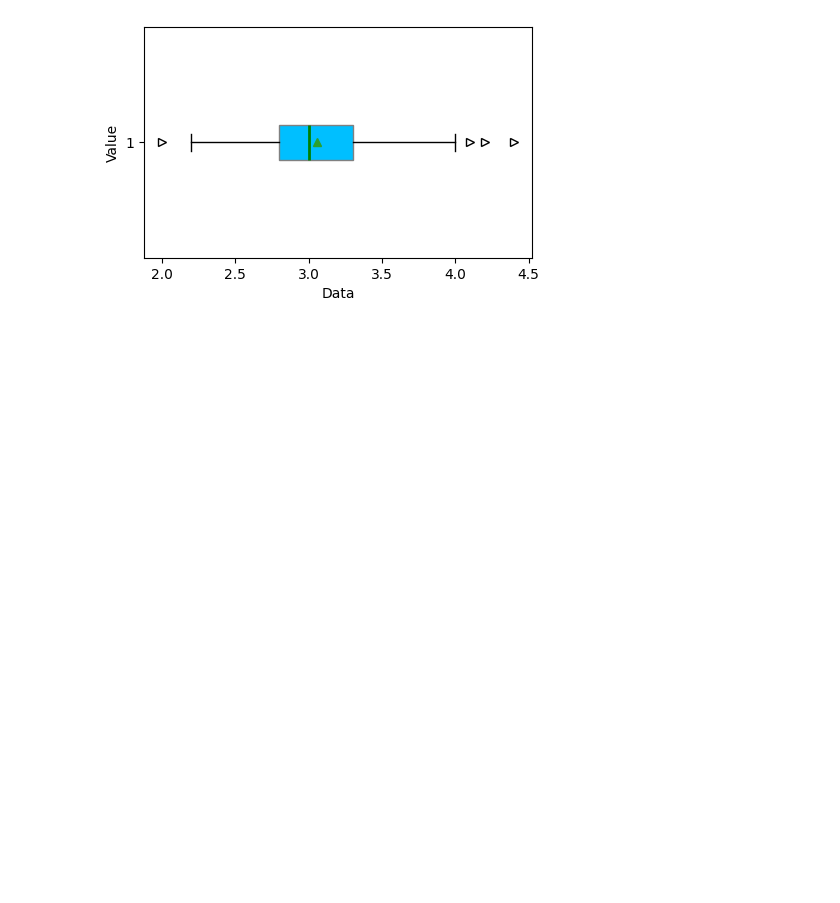
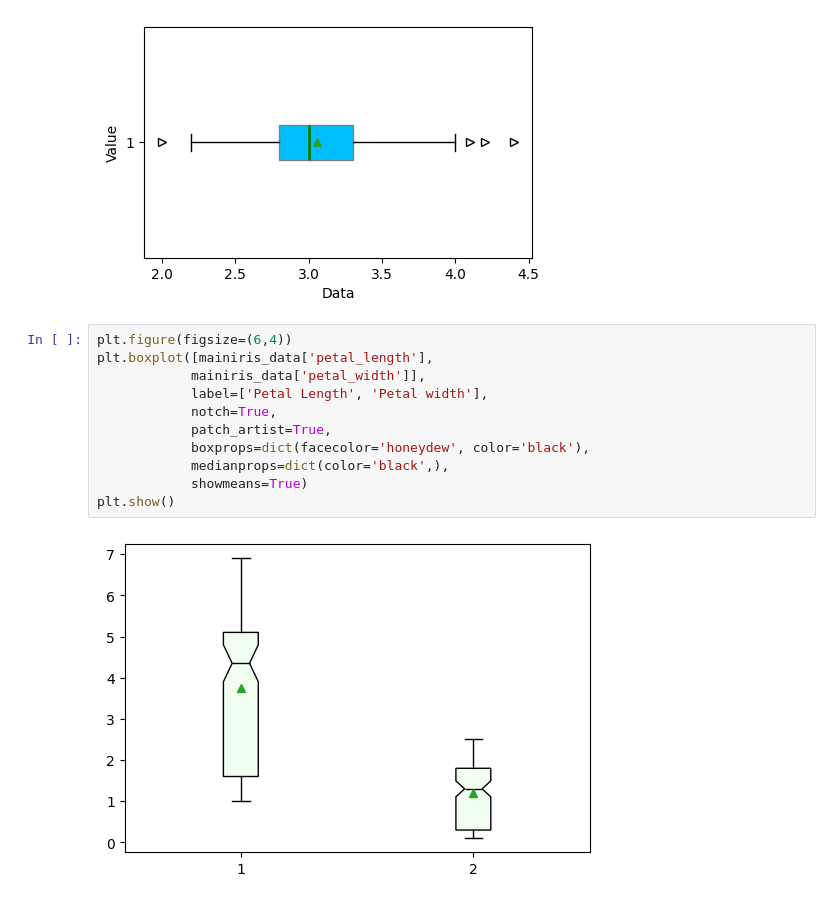
Before and after one commit to Md-Maruf-1727/LearningPractices, a Jupyter notebook: Vizualization/Vizualization1.ipynb, the cells around one changed output. Saved outputs shown, nothing was run; the diff lists cells and outputs as text; blank space fills up the shorter version.

```diff
--- a/Vizualization/Vizualization1.ipynb
+++ b/Vizualization/Vizualization1.ipynb
@@ -250,3 +250,16 @@ plt.ylabel('Value')
 # %% [output]
 Text(0, 0.5, 'Value')
 [figure]
+# %%
+plt.figure(figsize=(6,4))
+plt.boxplot([mainiris_data['petal_length'],
+            mainiris_data['petal_width']],
+            label=['Petal Length', 'Petal width'],
+            notch=True,
+            patch_artist=True,
+            boxprops=dict(facecolor='honeydew', color='black'),
+            medianprops=dict(color='black',),
+            showmeans=True)
+plt.show()
+# %% [output]
+[figure, added]
```
